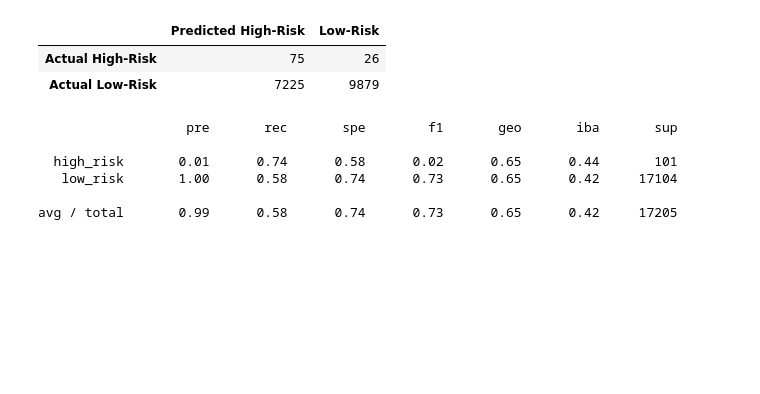
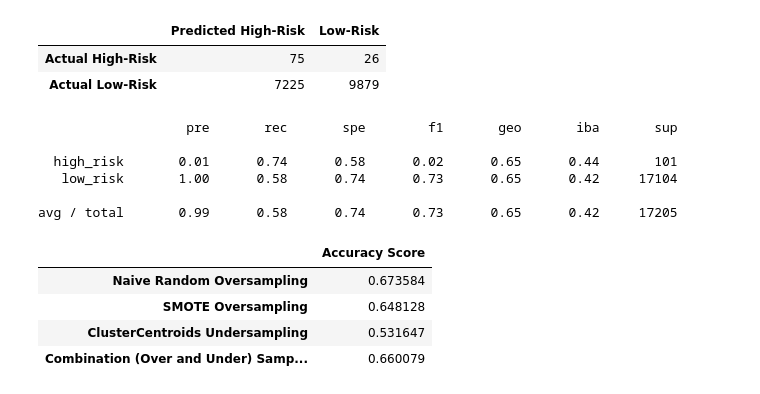
Before and after one commit to hankai26/Credit_Risk_Analysis, a Jupyter notebook: Module-17-Challenge/credit_risk_resampling.ipynb, the cells around one changed output. Saved outputs shown, nothing was run; the diff lists cells and outputs as text; code cells hidden in the pictures; blank space fills up the shorter version.

```diff
--- a/Module-17-Challenge/credit_risk_resampling.ipynb
+++ b/Module-17-Challenge/credit_risk_resampling.ipynb
@@ -383,3 +383,23 @@ print(report_smoteenn)
    low_risk       1.00      0.58      0.74      0.73      0.65      0.42     17104
 
 avg / total       0.99      0.58      0.74      0.73      0.65      0.42     17205
+# %%
+score1 = [balanced_accuracy_score(y_test, y_pred_ros),
+          balanced_accuracy_score(y_test, y_pred_smote),
+          balanced_accuracy_score(y_test, y_pred_rus),
+          balanced_accuracy_score(y_test, y_pred_smoteenn),
+         ]
+score1_df = pd.DataFrame(score1, index=[
+                                      "Naive Random Oversampling",
+                                      "SMOTE Oversampling",
+                                        "ClusterCentroids Undersampling",
+                                        "Combination (Over and Under) Sampling"
+                                        ],
+                                  columns=["Accuracy Score"])
+score1_df
+# %% [output]
+|  | Accuracy Score |
+| Naive Random Oversampling | 0.673584 |
+| SMOTE Oversampling | 0.648128 |
+| ClusterCentroids Undersampling | 0.531647 |
+| Combination (Over and Under) Samp... | 0.660079 |
```
Also changed, not shown: 10 other files.
